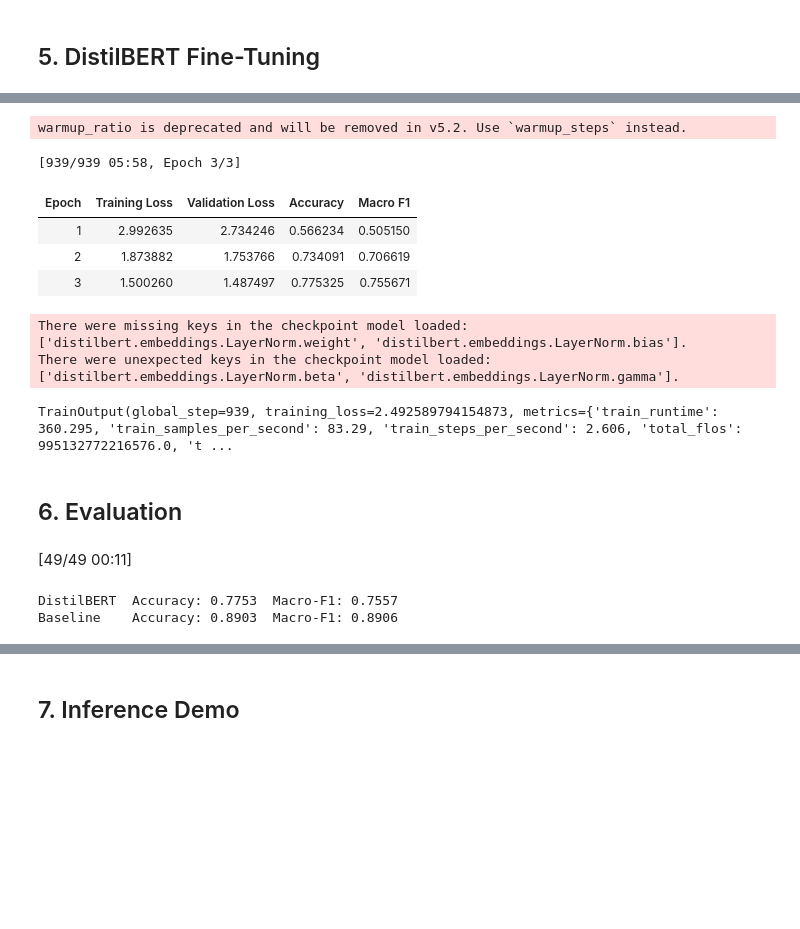
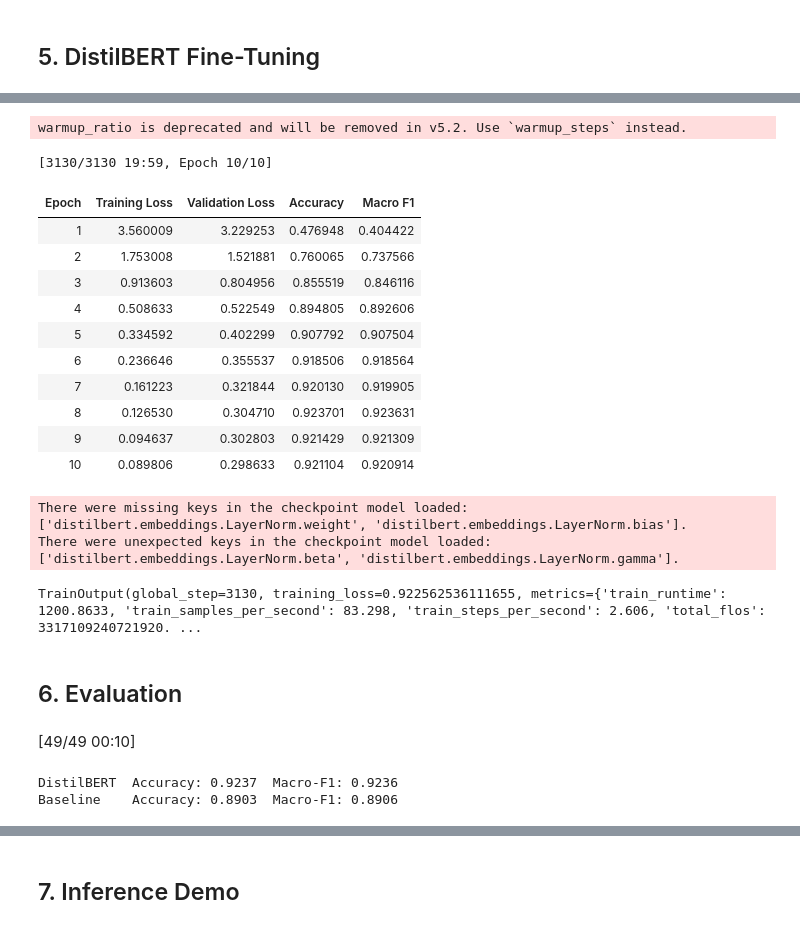
Before and after one commit to sophieporton/banking77_classification, a Jupyter notebook: banking77_classification.ipynb, the cells around one changed output, grey strips where cells are left out. Cells and saved outputs as stored; diff of their text form; code cells hidden in the pictures; blank space fills up the shorter version.

```diff
--- a/banking77_classification.ipynb
+++ b/banking77_classification.ipynb
@@ -206,6 +208,8 @@ Notes:
 - UNEXPECTED    :can be ignored when loading from different task/architecture; not ok if you expect identical arch.
 - MISSING       :those params were newly initialized because missing from the checkpoint. Consider training on your downstream task.
 # %%
+
+
 def compute_metrics(eval_pred):
     logits, labels = eval_pred
     preds = np.argmax(logits, axis=-1)
@@ -214,41 +218,48 @@ def compute_metrics(eval_pred):
         'macro_f1': f1_score(labels, preds, average='macro'),
     }
 
 training_args = TrainingArguments(
     output_dir='./distilbert-banking77',
-    num_train_epochs=3,
+    num_train_epochs=10,
     per_device_train_batch_size=32,
     per_device_eval_batch_size=64,
     learning_rate=2e-5,
     warmup_ratio=0.1,
     weight_decay=0.01,
     eval_strategy='epoch',
     save_strategy='epoch',
     load_best_model_at_end=True,
     metric_for_best_model='macro_f1',
     logging_steps=50,
     seed=SEED,
 )
 
 trainer = Trainer(
     model=model,
     args=training_args,
     train_dataset=hf_train,
     eval_dataset=hf_test,
     compute_metrics=compute_metrics,
 )
 
 trainer.train()
 # %% [output]
 warmup_ratio is deprecated and will be removed in v5.2. Use `warmup_steps` instead.
-[939/939 05:58, Epoch 3/3]
+[3130/3130 19:59, Epoch 10/10]
 | Epoch | Training Loss | Validation Loss | Accuracy | Macro F1 |
-| 1 | 2.992635 | 2.734246 | 0.566234 | 0.505150 |
-| 2 | 1.873882 | 1.753766 | 0.734091 | 0.706619 |
-| 3 | 1.500260 | 1.487497 | 0.775325 | 0.755671 |
+| 1 | 3.560009 | 3.229253 | 0.476948 | 0.404422 |
+| 2 | 1.753008 | 1.521881 | 0.760065 | 0.737566 |
+| 3 | 0.913603 | 0.804956 | 0.855519 | 0.846116 |
+| 4 | 0.508633 | 0.522549 | 0.894805 | 0.892606 |
+| 5 | 0.334592 | 0.402299 | 0.907792 | 0.907504 |
+| 6 | 0.236646 | 0.355537 | 0.918506 | 0.918564 |
+| 7 | 0.161223 | 0.321844 | 0.920130 | 0.919905 |
+| 8 | 0.126530 | 0.304710 | 0.923701 | 0.923631 |
+| 9 | 0.094637 | 0.302803 | 0.921429 | 0.921309 |
+| 10 | 0.089806 | 0.298633 | 0.921104 | 0.920914 |
 There were missing keys in the checkpoint model loaded: ['distilbert.embeddings.LayerNorm.weight', 'distilbert.embeddings.LayerNorm.bias'].
 There were unexpected keys in the checkpoint model loaded: ['distilbert.embeddings.LayerNorm.beta', 'distilbert.embeddings.LayerNorm.gamma'].
-TrainOutput(global_step=939, training_loss=2.492589794154873, metrics={'train_runtime': 360.295, 'train_samples_per_second': 83.29, 'train_steps_per_second': 2.606, 'total_flos': 995132772216576.0, 't ...
+TrainOutput(global_step=3130, training_loss=0.922562536111655, metrics={'train_runtime': 1200.8633, 'train_samples_per_second': 83.298, 'train_steps_per_second': 2.606, 'total_flos': 3317109240721920. ...
 # %% [markdown]
 ## 6. Evaluation
 # %%
@@ -256,8 +267,8 @@ results = trainer.evaluate()
 print(f"DistilBERT  Accuracy: {results['eval_accuracy']:.4f}  Macro-F1: {results['eval_macro_f1']:.4f}")
 print(f"Baseline    Accuracy: {acc_baseline:.4f}  Macro-F1: {f1_baseline:.4f}")
 # %% [output]
-[49/49 00:11]
+[49/49 00:10]
-DistilBERT  Accuracy: 0.7753  Macro-F1: 0.7557
+DistilBERT  Accuracy: 0.9237  Macro-F1: 0.9236
 Baseline    Accuracy: 0.8903  Macro-F1: 0.8906
 # %%
 # Full classification report
```
Also changed, not shown: parts of 8 cells of this notebook.
